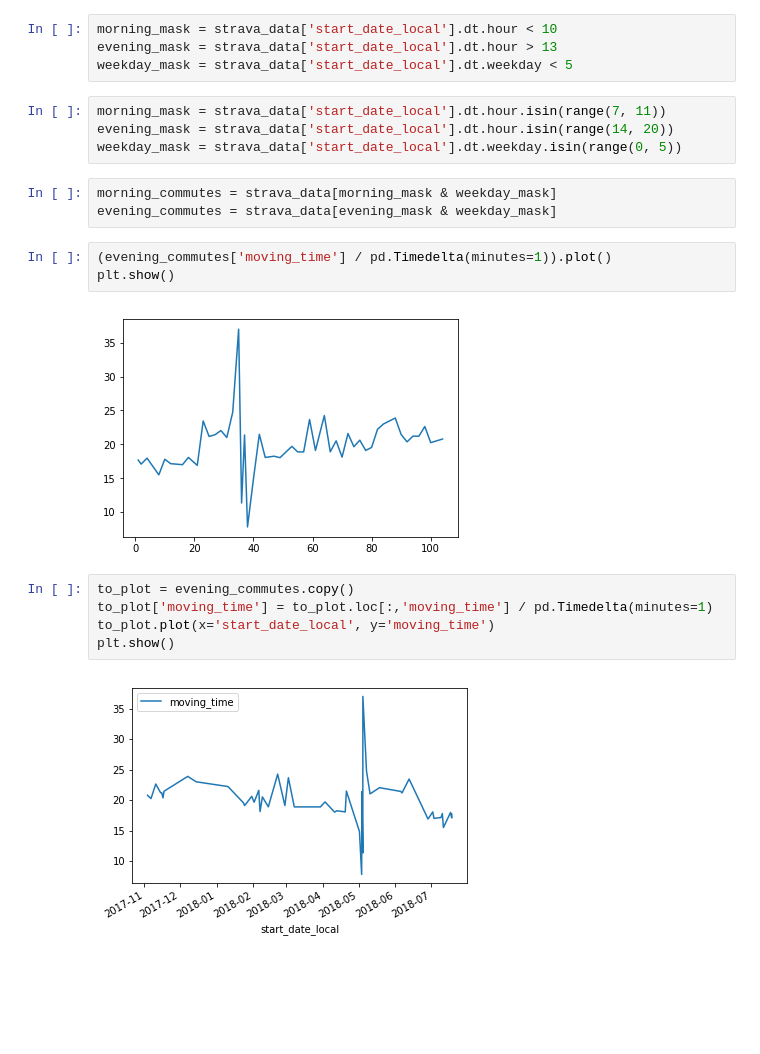
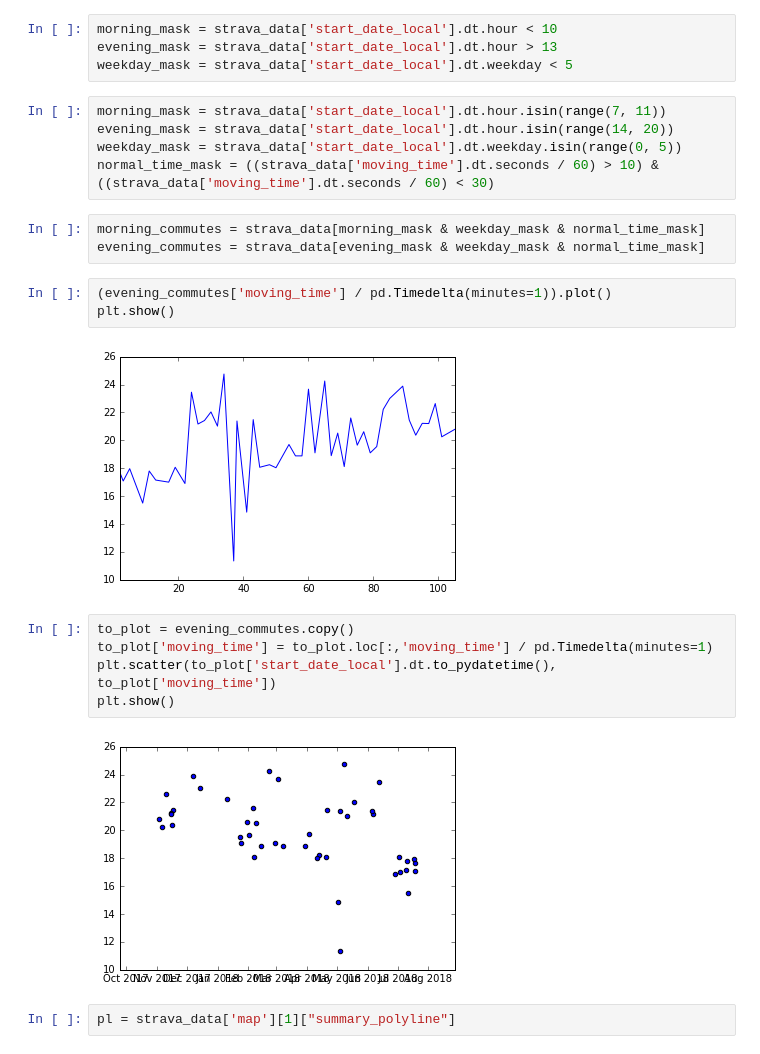
Before and after one commit to gtcooke94/commute_analysis, a Jupyter notebook: analysis.ipynb, the cells around one changed output. Cells and saved outputs as stored; diff of their text form; blank space fills up the shorter version.

Commit message:
Added polyline info conversion and scatter plot

```diff
--- a/analysis.ipynb
+++ b/analysis.ipynb
@@ -34,18 +44,21 @@ weekday_mask = strava_data['start_date_local'].dt.weekday < 5
 morning_mask = strava_data['start_date_local'].dt.hour.isin(range(7, 11))
 evening_mask = strava_data['start_date_local'].dt.hour.isin(range(14, 20))
 weekday_mask = strava_data['start_date_local'].dt.weekday.isin(range(0, 5))
+normal_time_mask = ((strava_data['moving_time'].dt.seconds / 60) > 10) & ((strava_data['moving_time'].dt.seconds / 60) < 30)
 # %%
-morning_commutes = strava_data[morning_mask & weekday_mask]
-evening_commutes = strava_data[evening_mask & weekday_mask]
+morning_commutes = strava_data[morning_mask & weekday_mask & normal_time_mask]
+evening_commutes = strava_data[evening_mask & weekday_mask & normal_time_mask]
 # %%
 (evening_commutes['moving_time'] / pd.Timedelta(minutes=1)).plot()
 plt.show()
 # %% [output]
-[figure, old version]
+[figure, new version]
 # %%
 to_plot = evening_commutes.copy()
 to_plot['moving_time'] = to_plot.loc[:,'moving_time'] / pd.Timedelta(minutes=1)
-to_plot.plot(x='start_date_local', y='moving_time')
+plt.scatter(to_plot['start_date_local'].dt.to_pydatetime(), to_plot['moving_time'])
 plt.show()
 # %% [output]
-[figure, old version]
+[figure, new version]
+# %%
+pl = strava_data['map'][1]["summary_polyline"]
```
Also changed, not shown: parts of 6 cells of this notebook.
